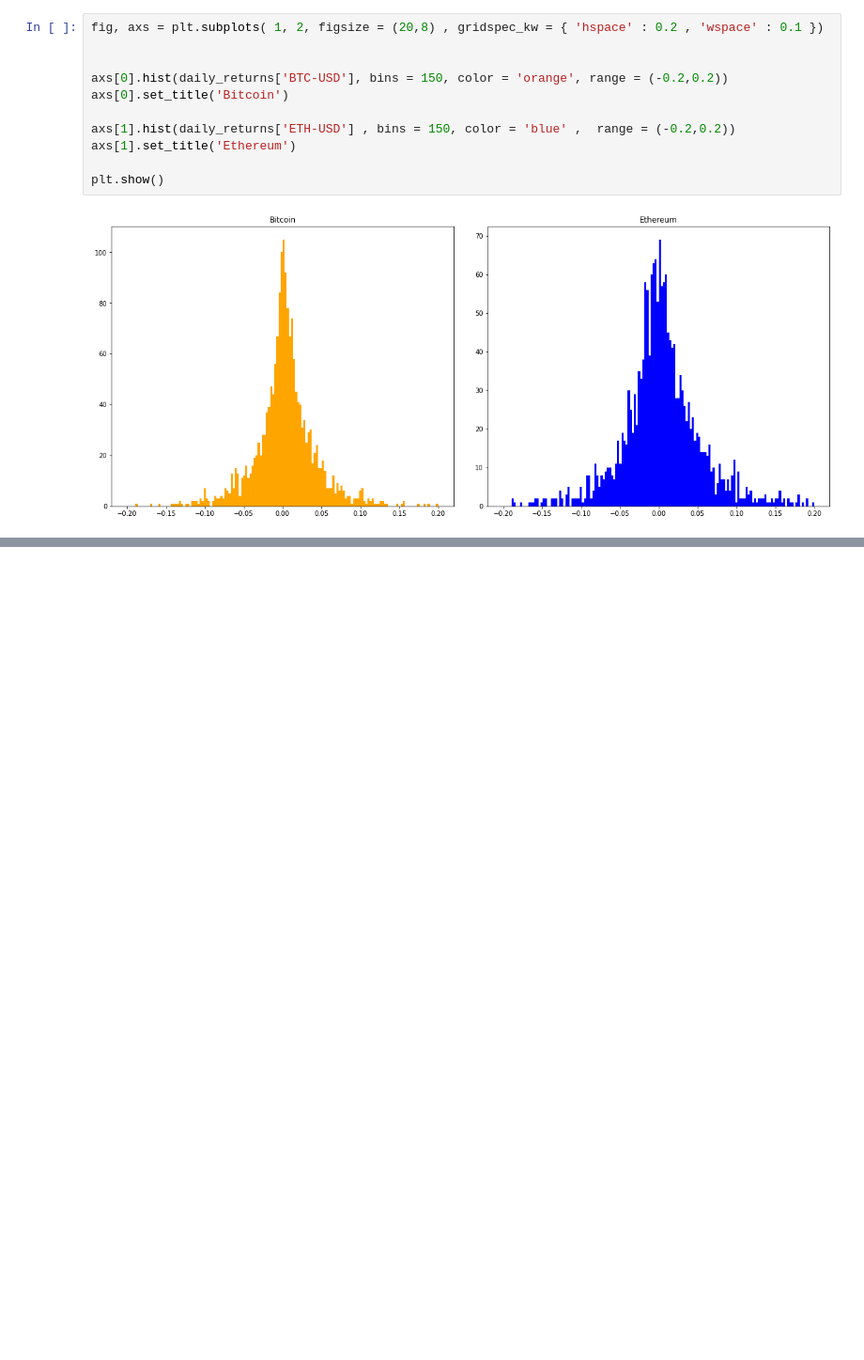
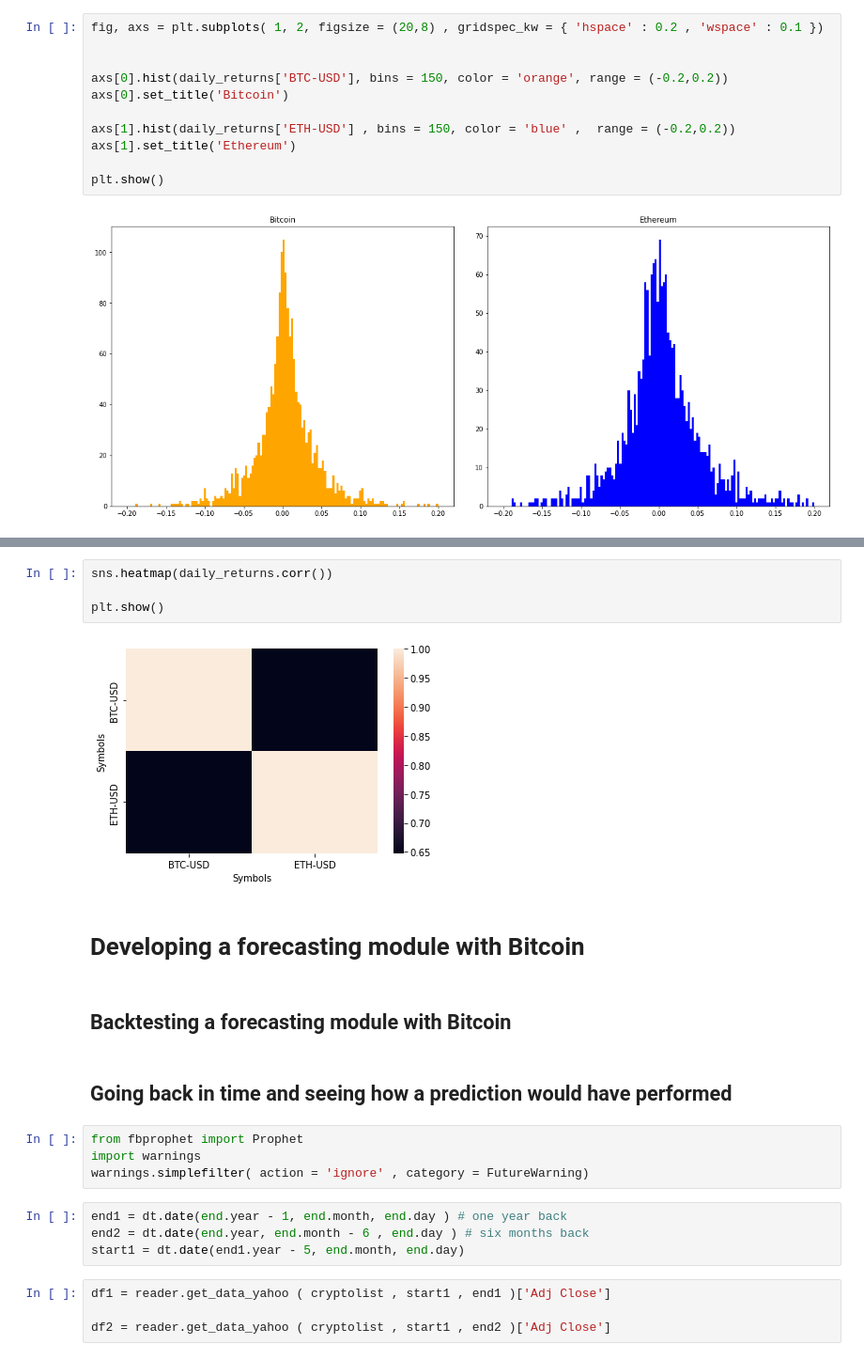
Before and after one commit to rayaroun/Data-Analytics-Projects, a Jupyter notebook: Cryptocurrency Analysis/Analysis and Prediction using Python.ipynb, the cells around one changed output, grey strips where cells are left out. Shown at 94% size. Drawn from its saved outputs; the diff is of its cells as text; blank space fills up the shorter version.

```diff
--- a/Cryptocurrency Analysis/Analysis and Prediction using Python.ipynb
+++ b/Cryptocurrency Analysis/Analysis and Prediction using Python.ipynb
@@ -126,0 +156,24 @@ plt.show()
+# %%
+sns.heatmap(daily_returns.corr())
+
+plt.show()
+# %% [output]
+[figure, added]
+# %% [markdown]
+# Developing a forecasting module with Bitcoin
+# %% [markdown]
+## Backtesting a forecasting module with Bitcoin
+# %% [markdown]
+## Going back in time and seeing how a prediction would have performed
+# %%
+from fbprophet import Prophet
+import warnings
+warnings.simplefilter( action = 'ignore' , category = FutureWarning)
+# %%
+end1 = dt.date(end.year - 1, end.month, end.day ) # one year back
+end2 = dt.date(end.year, end.month - 6 , end.day ) # six months back
+start1 = dt.date(end1.year - 5, end.month, end.day)
+# %%
+df1 = reader.get_data_yahoo ( cryptolist , start1 , end1 )['Adj Close']
+
+df2 = reader.get_data_yahoo ( cryptolist , start1 , end2 )['Adj Close']
```
Also changed, not shown: parts of 36 cells of this notebook.
